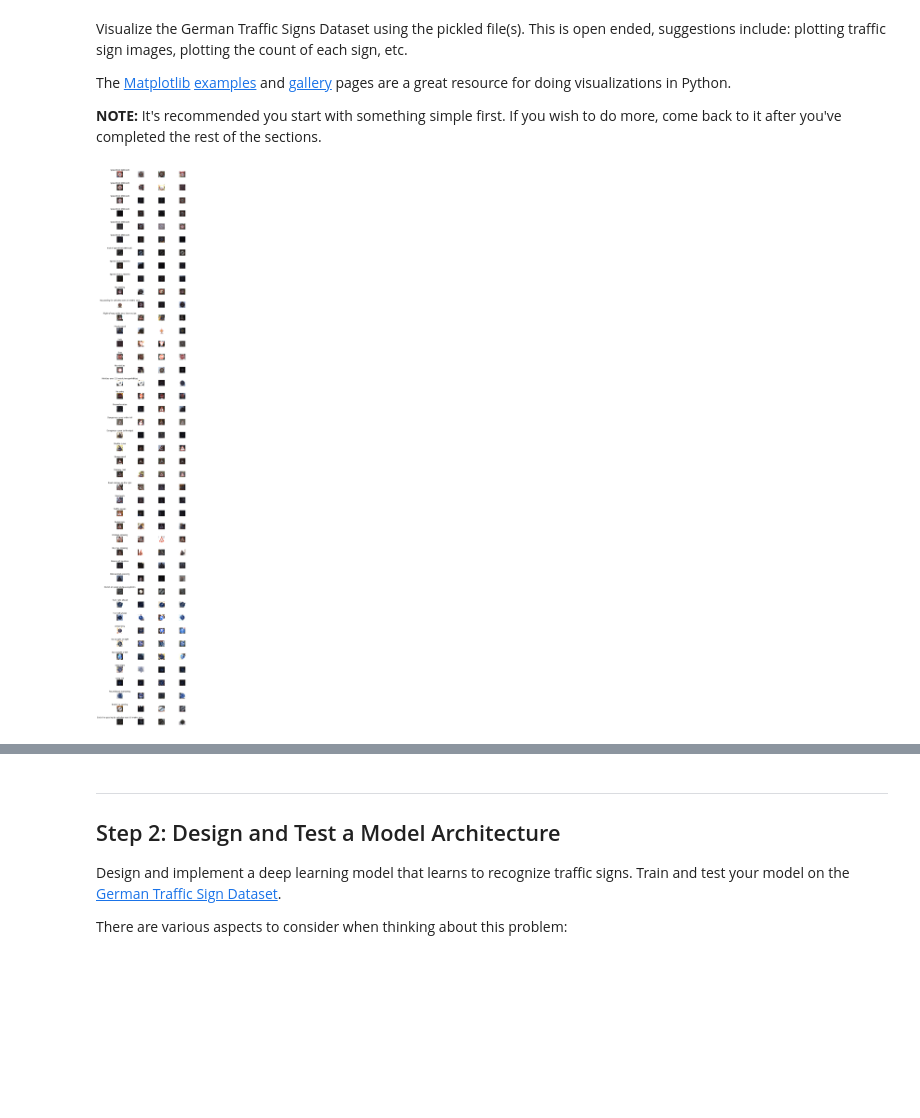
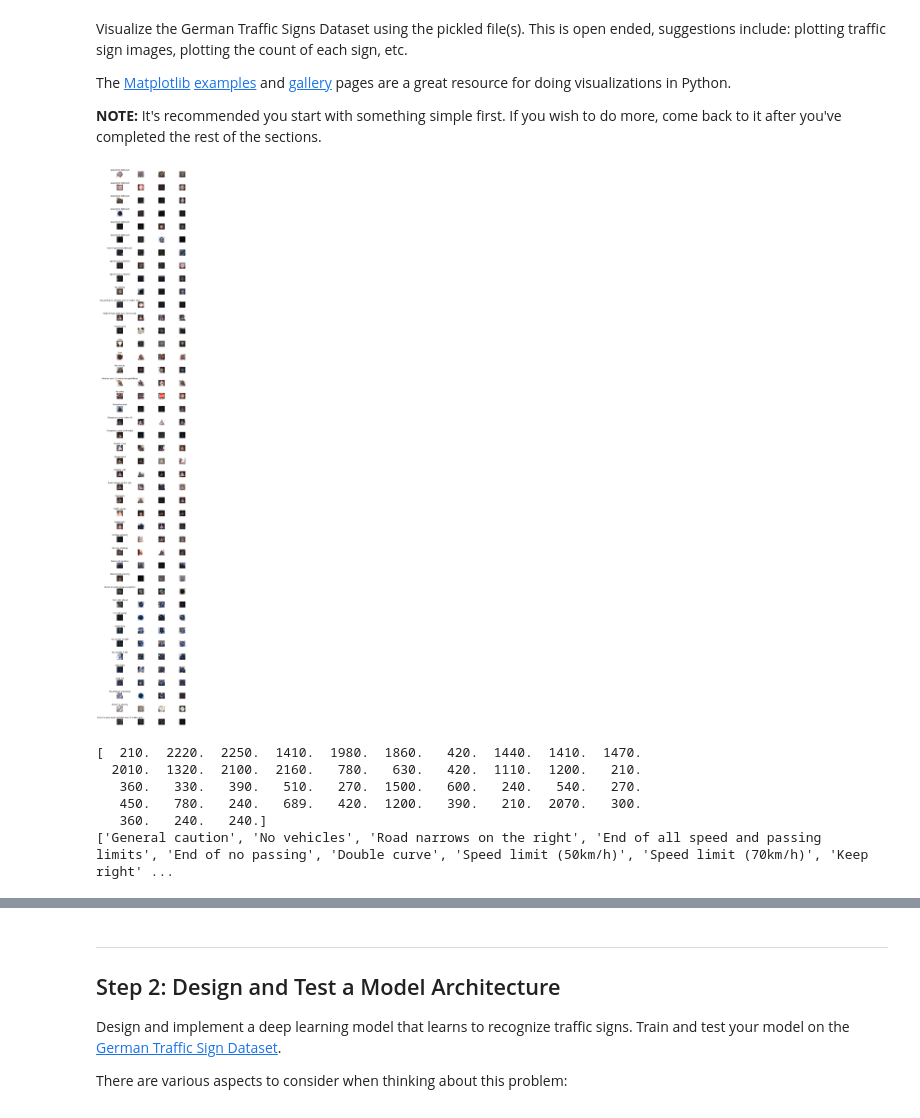
Before and after one commit to johncarpenter/CarND-Traffic-Sign-Classifier-Project, a Jupyter notebook: Traffic_Sign_Classifier.ipynb, the cells around one changed output, grey strips where cells are left out. Cells and saved outputs as stored; diff of their text form; code cells hidden in the pictures; blank space fills up the shorter version.

```diff
--- a/Traffic_Sign_Classifier.ipynb
+++ b/Traffic_Sign_Classifier.ipynb
@@ -81,34 +81,61 @@ The [Matplotlib](http://matplotlib.org/) [examples](http://matplotlib.org/exampl
 
 **NOTE:** It's recommended you start with something simple first. If you wish to do more, come back to it after you've completed the rest of the sections.
 # %%
-### Data exploration visualization goes here.
-### Feel free to use as many code cells as needed.
 import random
 import matplotlib.pyplot as plt
+import numpy as np
 # Visualizations will be shown in the notebook.
 %matplotlib inline
 
 
 def visualize(inputs,labels):
 
     n_samples = 4
 
     fig,axes = plt.subplots(n_classes, n_samples, figsize=(8,52))
     fig.subplots_adjust(hspace=0.3, wspace=0.05)
 
     for key,value in label_dict.items():
         row = int(key)
         signs = list(filter(lambda x: x[0] == row, zip(labels,inputs)))
         axes[row,0].set_title(value)
         for i in range(0,n_samples):
             sign = random.choice(signs)
             #axes[row,i].title("Sign:",value)
             axes[row,i].axis('off')
             axes[row,i].imshow(sign[1])
 
     fig.tight_layout()
     plt.show()
 
+def histogram(inputs):
+    counts = np.zeros(n_classes)
+    for label_id in inputs:
+        counts[label_id] += 1
+
+    fig, ax = plt.subplots(1,1,figsize=(10,4))
+
+    ind = np.arange(n_classes)
+    width = 1
+    plt.xticks(rotation=70)
+    ax.bar(ind+width, counts, width=width)
+    ax.set_xticklabels(list(label_dict.values()))
+
+    print(counts)
+    print(list(label_dict.values()))
+
+
+
+# Sample of 5 of the images for each sign type
 visualize(X_train_raw,y_train)
+
+# Histogram of occurances. Higher occurance should fit data more accurately
+histogram(y_train)
 # %% [output]
-[figure, old version]
+[figure, new version]
+[  210.  2220.  2250.  1410.  1980.  1860.   420.  1440.  1410.  1470.
+  2010.  1320.  2100.  2160.   780.   630.   420.  1110.  1200.   210.
+   360.   330.   390.   510.   270.  1500.   600.   240.   540.   270.
+   450.   780.   240.   689.   420.  1200.   390.   210.  2070.   300.
+   360.   240.   240.]
+['General caution', 'No vehicles', 'Road narrows on the right', 'End of all speed and passing limits', 'End of no passing', 'Double curve', 'Speed limit (50km/h)', 'Speed limit (70km/h)', 'Keep right' ...
```
Also changed, not shown: parts of 19 cells of this notebook, 4 other files.
